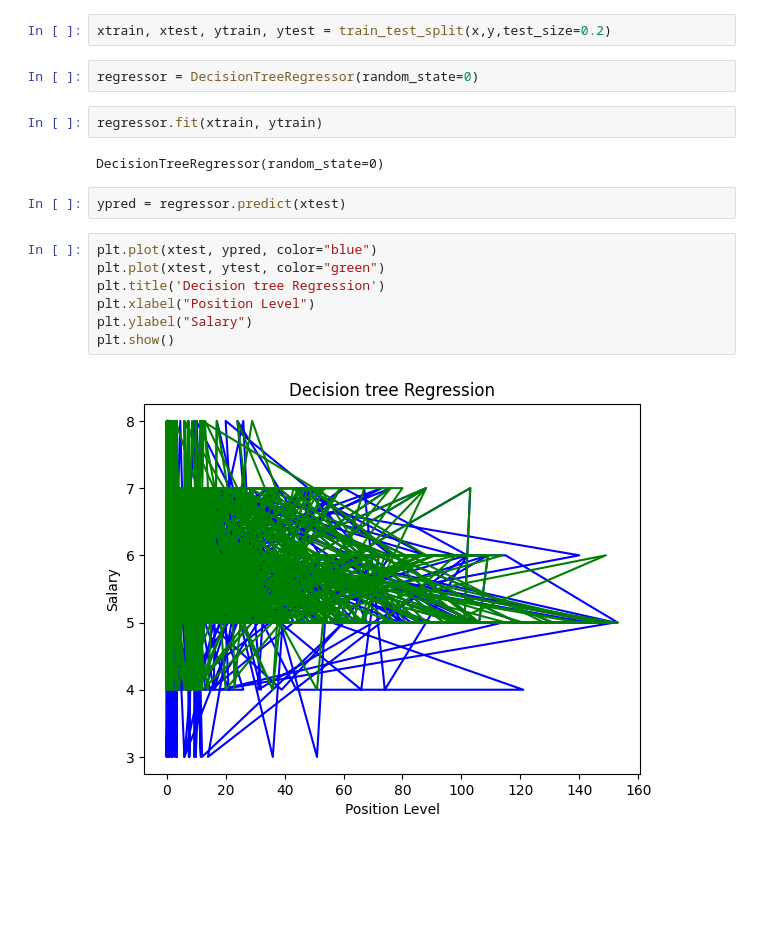
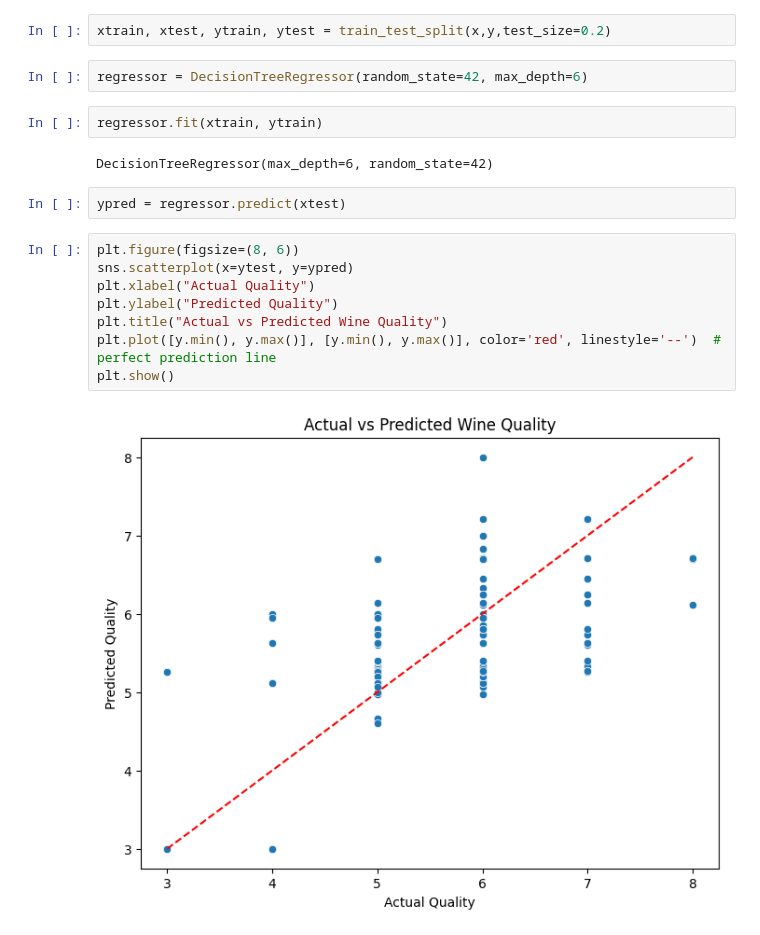
Before and after one commit to pranavvispute671/Learning-ML, a Jupyter notebook: Coding exercise/decision-tree-regression-practice/decision-tree-regression.ipynb, the cells around one changed output. Cells and saved outputs as stored; diff of their text form; blank space fills up the shorter version.

```diff
--- a/Coding exercise/decision-tree-regression-practice/decision-tree-regression.ipynb
+++ b/Coding exercise/decision-tree-regression-practice/decision-tree-regression.ipynb
@@ -12,19 +14,20 @@ y = data.iloc[:,-1]
 # %%
 xtrain, xtest, ytrain, ytest = train_test_split(x,y,test_size=0.2)
 # %%
-regressor = DecisionTreeRegressor(random_state=0)
+regressor = DecisionTreeRegressor(random_state=42, max_depth=6)
 # %%
 regressor.fit(xtrain, ytrain)
 # %% [output]
-DecisionTreeRegressor(random_state=0)
+DecisionTreeRegressor(max_depth=6, random_state=42)
 # %%
 ypred = regressor.predict(xtest)
 # %%
-plt.plot(xtest, ypred, color="blue")
-plt.plot(xtest, ytest, color="green")
-plt.title('Decision tree Regression')
-plt.xlabel("Position Level")
-plt.ylabel("Salary")
+plt.figure(figsize=(8, 6))
+sns.scatterplot(x=ytest, y=ypred)
+plt.xlabel("Actual Quality")
+plt.ylabel("Predicted Quality")
+plt.title("Actual vs Predicted Wine Quality")
+plt.plot([y.min(), y.max()], [y.min(), y.max()], color='red', linestyle='--')  # perfect prediction line
 plt.show()
 # %% [output]
-[figure, old version]
+[figure, new version]
```
Also changed, not shown: parts of 4 cells of this notebook, 3 other files.
